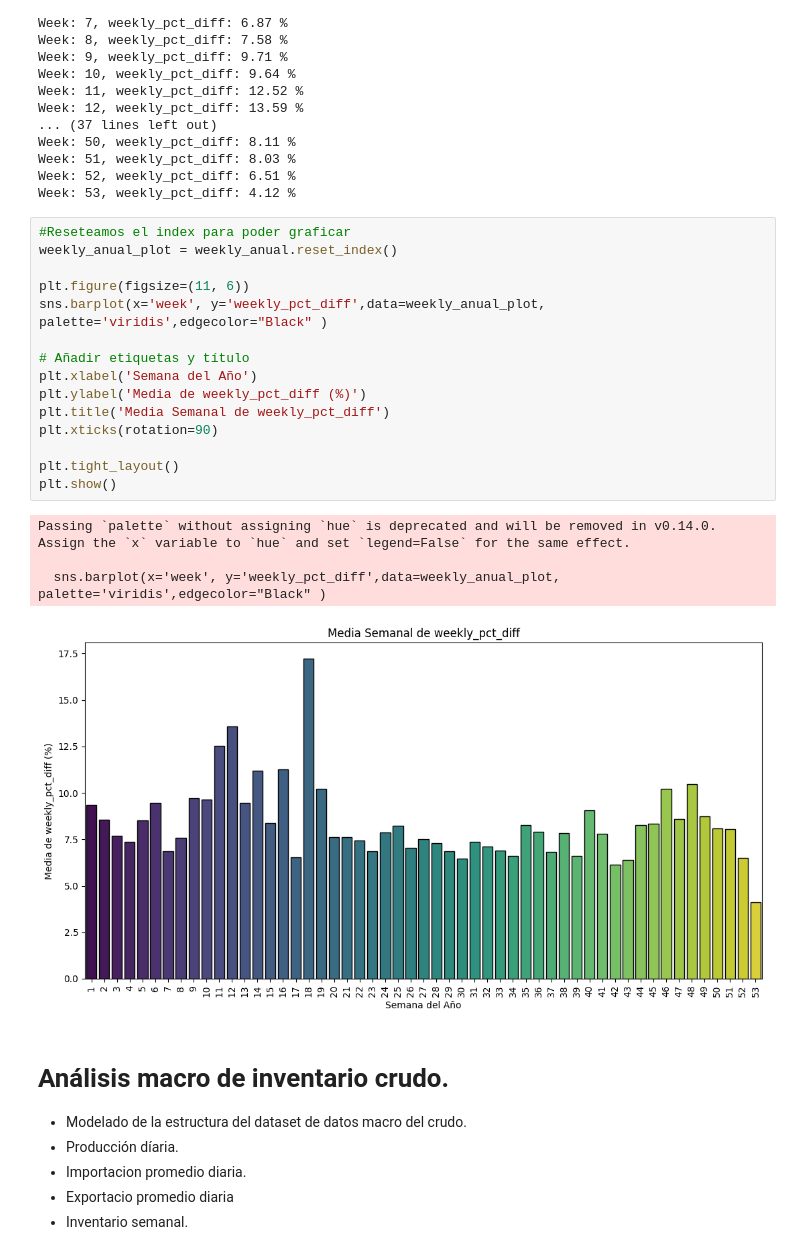
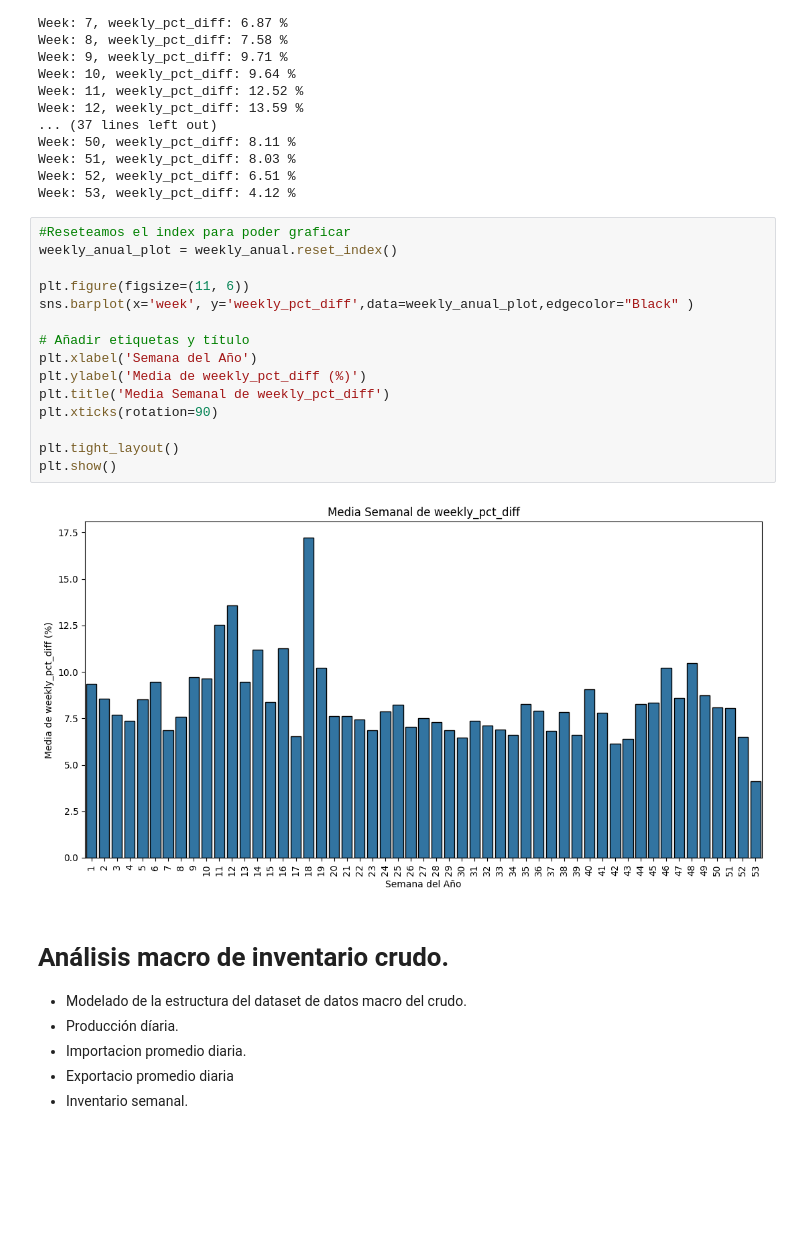
Before and after one commit to Arnaud-Chafai/EDA-CL, a Jupyter notebook: CL_EDA.ipynb, the cells around one changed output. Saved outputs shown, nothing was run; the diff lists cells and outputs as text; blank space fills up the shorter version.

```diff
--- a/CL_EDA.ipynb
+++ b/CL_EDA.ipynb
@@ -1099,23 +1094,20 @@ Week: 53, weekly_pct_diff: 4.12 %
 # %%
 #Reseteamos el index para poder graficar
 weekly_anual_plot = weekly_anual.reset_index()
 
 plt.figure(figsize=(11, 6))
-sns.barplot(x='week', y='weekly_pct_diff',data=weekly_anual_plot, palette='viridis',edgecolor="Black" )
+sns.barplot(x='week', y='weekly_pct_diff',data=weekly_anual_plot,edgecolor="Black" )
 
 # Añadir etiquetas y título
 plt.xlabel('Semana del Año')
 plt.ylabel('Media de weekly_pct_diff (%)')
 plt.title('Media Semanal de weekly_pct_diff')
 plt.xticks(rotation=90)
 
 plt.tight_layout()
 plt.show()
 # %% [output]
-Passing `palette` without assigning `hue` is deprecated and will be removed in v0.14.0. Assign the `x` variable to `hue` and set `legend=False` for the same effect.
-
-  sns.barplot(x='week', y='weekly_pct_diff',data=weekly_anual_plot, palette='viridis',edgecolor="Black" )
-[figure, old version]
+[figure, new version]
 # %% [markdown]
 # Análisis macro de inventario crudo.
 - Modelado de la estructura del dataset de datos macro del crudo.
```
Also changed, not shown: parts of 8 cells of this notebook.
